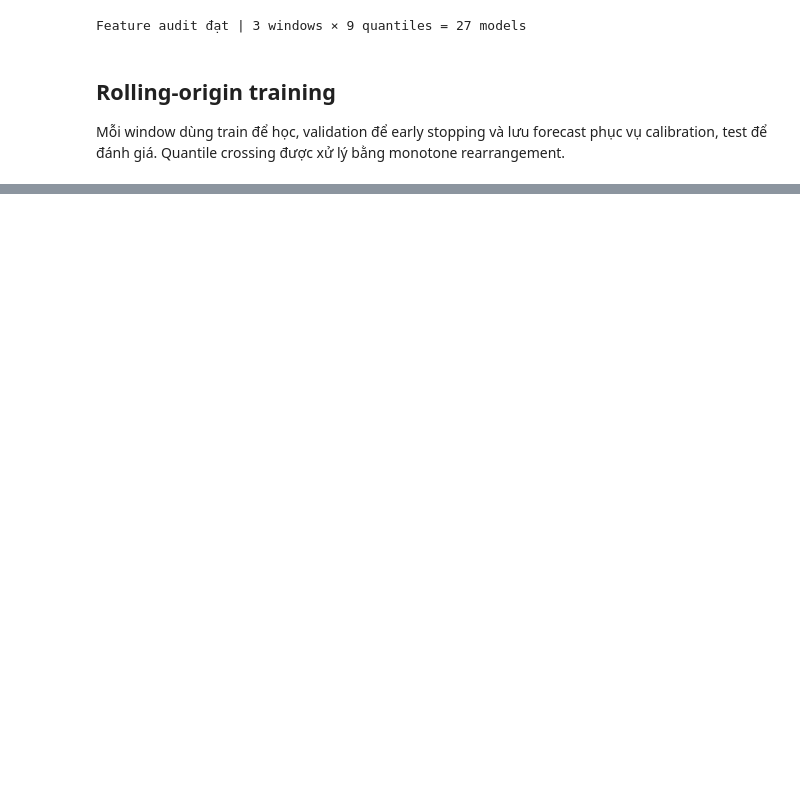
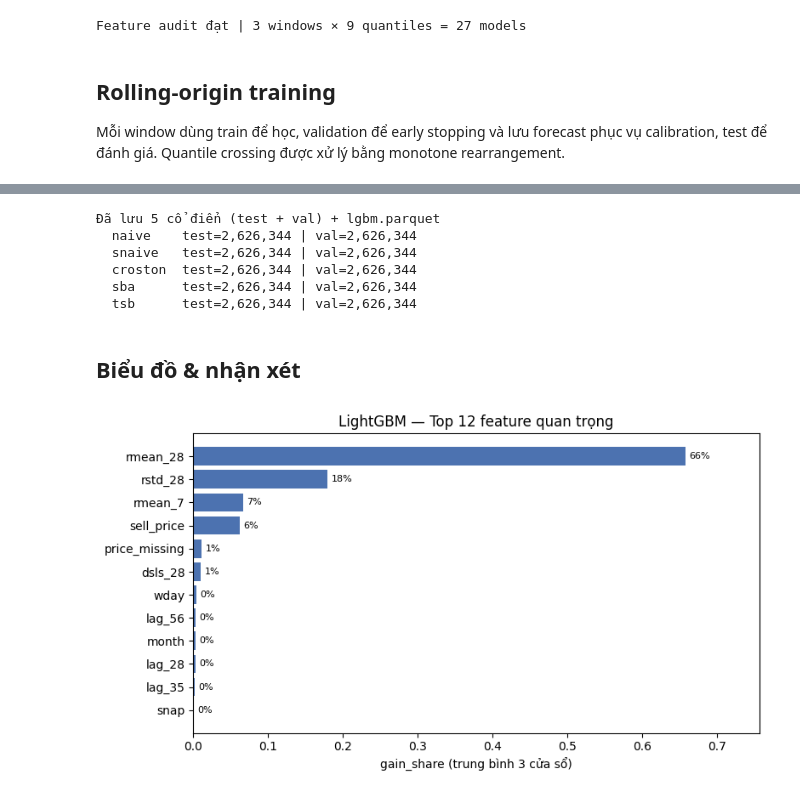
Before and after one commit to DuyKhanh162/m5-intermittent-forecasting, a Jupyter notebook: notebooks/P3.ipynb, the cells around one changed output, grey strips where cells are left out. Drawn from its saved outputs; the diff is of its cells as text; code cells hidden in the pictures; blank space fills up the shorter version.

```diff
--- a/notebooks/P3.ipynb
+++ b/notebooks/P3.ipynb
@@ -307,0 +434,62 @@ Forecast rows: 2,626,344 | runtime: 16.5 phút
+# %%
+# <<P3-CLASSICAL>> Kiểm tra hợp đồng lưới + lưu test & val (val gồm cả lgbm theo hợp đồng P5)
+VAL_DIR = FORECAST_DIR / "val"
+VAL_DIR.mkdir(parents=True, exist_ok=True)
+EXP_TEST = set().union(*[set(range(int(w["test_start"]), int(w["test_end"]) + 1)) for _, w in windows.iterrows()])
+EXP_VAL = set().union(*[set(range(int(w["train_end"]) + 1, int(w["val_end"]) + 1)) for _, w in windows.iterrows()])
+
+def check_classical(df, model_name, exp_dint, has_window):
+    cols = FORECAST_COLS + (["window"] if has_window else [])
+    assert list(df.columns) == cols, f"{model_name}: sai schema {list(df.columns)}"
+    assert df["series_id"].nunique() == N_SERIES
+    assert set(df["d_int"].unique()) == exp_dint, f"{model_name}: sai tập ngày"
+    assert sorted(np.round(df["quantile_level"].unique(), 6)) == sorted(np.round(Q, 6))
+    assert df["value"].notna().all() and np.isfinite(df["value"]).all() and (df["value"] >= 0).all()
+    assert set(df["model"].unique()) == {model_name}
+    idx = (["window"] if has_window else []) + ["series_id", "d_int"]
+    wide = df.pivot(index=idx, columns="quantile_level", values="value")[Q]
+    assert not (np.diff(wide.to_numpy(), axis=1) < -1e-8).any(), f"{model_name}: còn quantile crossing"
+
+for m in CLASSICAL:
+    check_classical(classical_fc[m], m, EXP_TEST, has_window=False)
+    check_classical(classical_val_fc[m], m, EXP_VAL, has_window=True)
+    classical_fc[m].to_parquet(FORECAST_DIR / f"{m}.parquet", index=False)
+    classical_val_fc[m].to_parquet(VAL_DIR / f"{m}.parquet", index=False)
+
+# lgbm val theo hợp đồng P5: forecasts/val/lgbm.parquet (lấy từ validation_fc đã tính ở phần LightGBM)
+if "validation_fc" not in globals():
+    validation_fc = pd.read_parquet(P3_OUT / "lgbm_validation.parquet")
+lgbm_val = validation_fc.copy()
+lgbm_val["series_id"] = lgbm_val["series_id"].astype(str)
+lgbm_val = lgbm_val[FORECAST_COLS + ["window"]]
+check_classical(lgbm_val, "lgbm", EXP_VAL, has_window=True)
+lgbm_val.to_parquet(VAL_DIR / "lgbm.parquet", index=False)
+
+print("Đã lưu 5 cổ điển (test + val) +", (VAL_DIR / "lgbm.parquet").name)
+for m in CLASSICAL:
+    print(f"  {m:8s} test={len(classical_fc[m]):>9,} | val={len(classical_val_fc[m]):>9,}")
+# %% [output]
+Đã lưu 5 cổ điển (test + val) + lgbm.parquet
+  naive    test=2,626,344 | val=2,626,344
+  snaive   test=2,626,344 | val=2,626,344
+  croston  test=2,626,344 | val=2,626,344
+  sba      test=2,626,344 | val=2,626,344
+  tsb      test=2,626,344 | val=2,626,344
+# %% [markdown]
+## Biểu đồ & nhận xét
+# %%
+# Biểu đồ 1 — LightGBM: top feature quan trọng (TB 3 cửa sổ)
+%matplotlib inline
+import matplotlib.pyplot as plt
+fi = pd.read_parquet("data/outputs/p3/lgbm_feature_importance.parquet")
+top = fi.groupby("feature")["gain_share"].mean().sort_values(ascending=False).head(12)
+fig, ax = plt.subplots(figsize=(8, 4.5))
+ax.barh(top.index[::-1], top.values[::-1], color="#4C72B0")
+ax.set_xlabel("gain_share (trung bình 3 cửa sổ)")
+ax.set_title("LightGBM — Top 12 feature quan trọng")
+for i, v in enumerate(top.values[::-1]):
+    ax.text(v + 0.005, i, f"{v:.0%}", va="center", fontsize=8)
+ax.set_xlim(0, top.max() * 1.15)
+fig.tight_layout(); plt.show()
+# %% [output]
+[figure, added]
```
Also changed, not shown: parts of 13 cells of this notebook, 27 other files.
